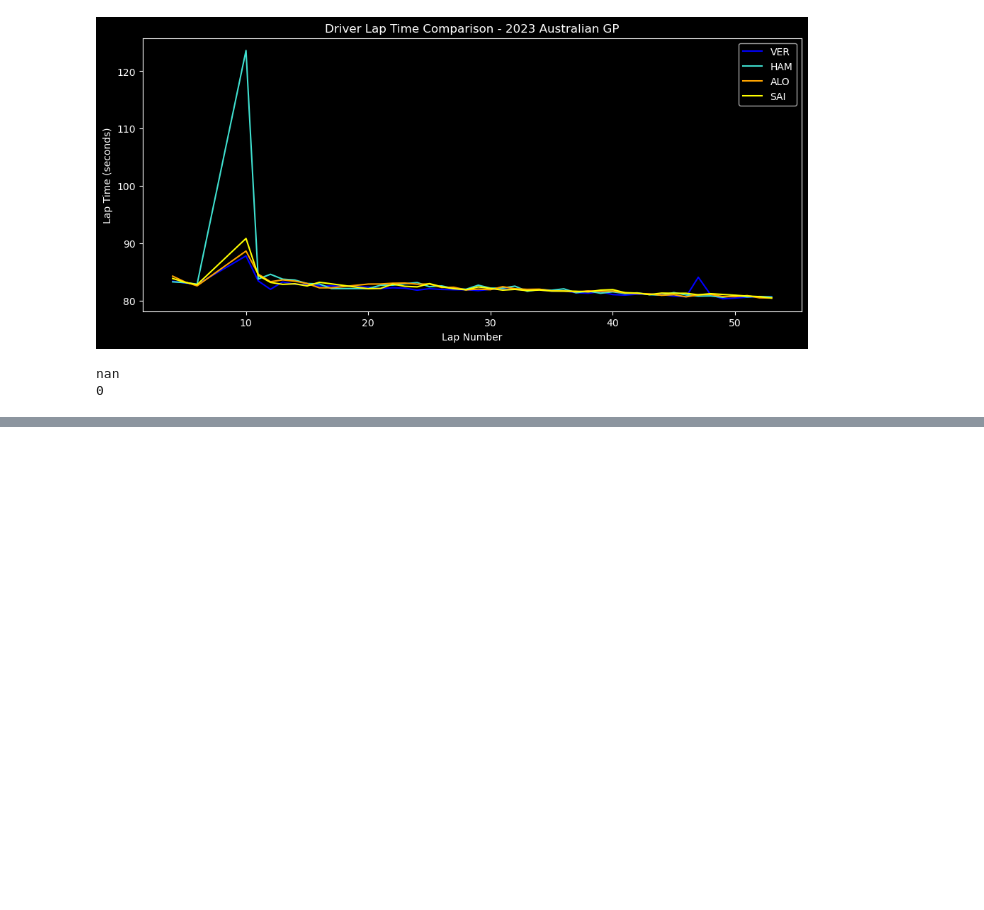
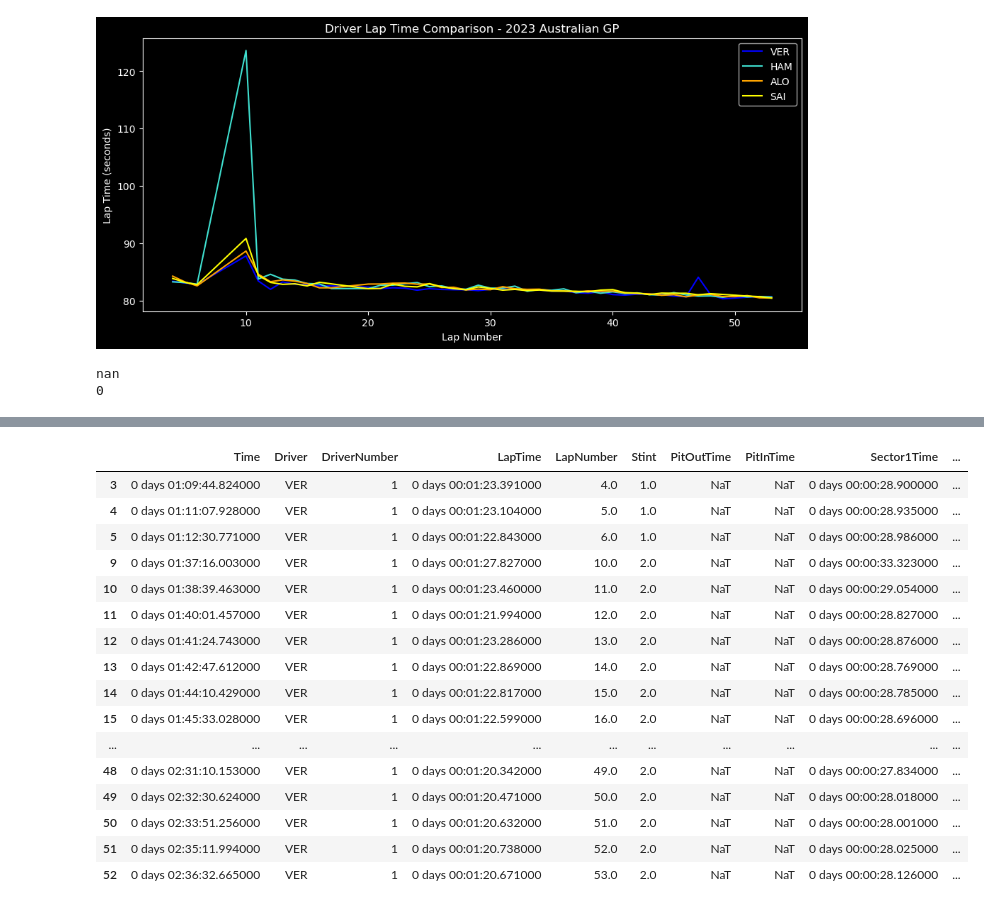
Before and after one commit to MukundTyagi30/Formula1, a Jupyter notebook: EDA.ipynb, the cells around one changed output, grey strips where cells are left out. Saved outputs shown, nothing was run; the diff lists cells and outputs as text; code cells hidden in the pictures; blank space fills up the shorter version.

```diff
--- a/EDA.ipynb
+++ b/EDA.ipynb
@@ -73,6 +73,7 @@ core           INFO     Finished loading data for 20 drivers: ['1', '44', '14',
 [1003 rows x 31 columns]>
 # %%
 laps_df = pd.DataFrame(laps)
+pd.set_option('display.max_columns', None)
 laps_df.head(5)
 # %% [output]
 |  | Time | Driver | DriverNumber | LapTime | LapNumber | Stint | PitOutTime | PitInTime | Sector1Time | ... |
@@ -234,0 +238,20 @@ nan
+# %%
+ver_laps
+# %% [output]
+|  | Time | Driver | DriverNumber | LapTime | LapNumber | Stint | PitOutTime | PitInTime | Sector1Time | ... |
+| 3 | 0 days 01:09:44.824000 | VER | 1 | 0 days 00:01:23.391000 | 4.0 | 1.0 | NaT | NaT | 0 days 00:00:28.900000 | ... |
+| 4 | 0 days 01:11:07.928000 | VER | 1 | 0 days 00:01:23.104000 | 5.0 | 1.0 | NaT | NaT | 0 days 00:00:28.935000 | ... |
+| 5 | 0 days 01:12:30.771000 | VER | 1 | 0 days 00:01:22.843000 | 6.0 | 1.0 | NaT | NaT | 0 days 00:00:28.986000 | ... |
+| 9 | 0 days 01:37:16.003000 | VER | 1 | 0 days 00:01:27.827000 | 10.0 | 2.0 | NaT | NaT | 0 days 00:00:33.323000 | ... |
+| 10 | 0 days 01:38:39.463000 | VER | 1 | 0 days 00:01:23.460000 | 11.0 | 2.0 | NaT | NaT | 0 days 00:00:29.054000 | ... |
+| 11 | 0 days 01:40:01.457000 | VER | 1 | 0 days 00:01:21.994000 | 12.0 | 2.0 | NaT | NaT | 0 days 00:00:28.827000 | ... |
+| 12 | 0 days 01:41:24.743000 | VER | 1 | 0 days 00:01:23.286000 | 13.0 | 2.0 | NaT | NaT | 0 days 00:00:28.876000 | ... |
+| 13 | 0 days 01:42:47.612000 | VER | 1 | 0 days 00:01:22.869000 | 14.0 | 2.0 | NaT | NaT | 0 days 00:00:28.769000 | ... |
+| 14 | 0 days 01:44:10.429000 | VER | 1 | 0 days 00:01:22.817000 | 15.0 | 2.0 | NaT | NaT | 0 days 00:00:28.785000 | ... |
+| 15 | 0 days 01:45:33.028000 | VER | 1 | 0 days 00:01:22.599000 | 16.0 | 2.0 | NaT | NaT | 0 days 00:00:28.696000 | ... |
+| ... | ... | ... | ... | ... | ... | ... | ... | ... | ... | ... |
+| 48 | 0 days 02:31:10.153000 | VER | 1 | 0 days 00:01:20.342000 | 49.0 | 2.0 | NaT | NaT | 0 days 00:00:27.834000 | ... |
+| 49 | 0 days 02:32:30.624000 | VER | 1 | 0 days 00:01:20.471000 | 50.0 | 2.0 | NaT | NaT | 0 days 00:00:28.018000 | ... |
+| 50 | 0 days 02:33:51.256000 | VER | 1 | 0 days 00:01:20.632000 | 51.0 | 2.0 | NaT | NaT | 0 days 00:00:28.001000 | ... |
+| 51 | 0 days 02:35:11.994000 | VER | 1 | 0 days 00:01:20.738000 | 52.0 | 2.0 | NaT | NaT | 0 days 00:00:28.025000 | ... |
+| 52 | 0 days 02:36:32.665000 | VER | 1 | 0 days 00:01:20.671000 | 53.0 | 2.0 | NaT | NaT | 0 days 00:00:28.126000 | ... |
```
Also changed, not shown: parts of 4 cells of this notebook.
